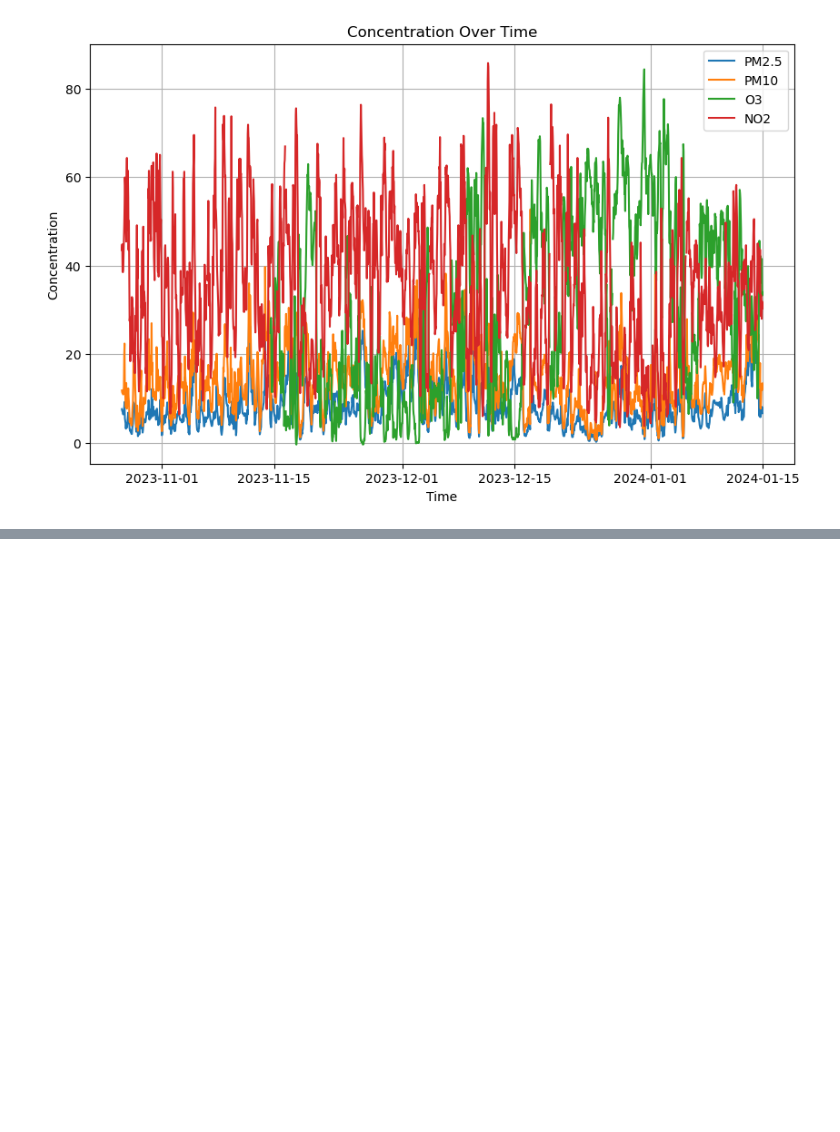
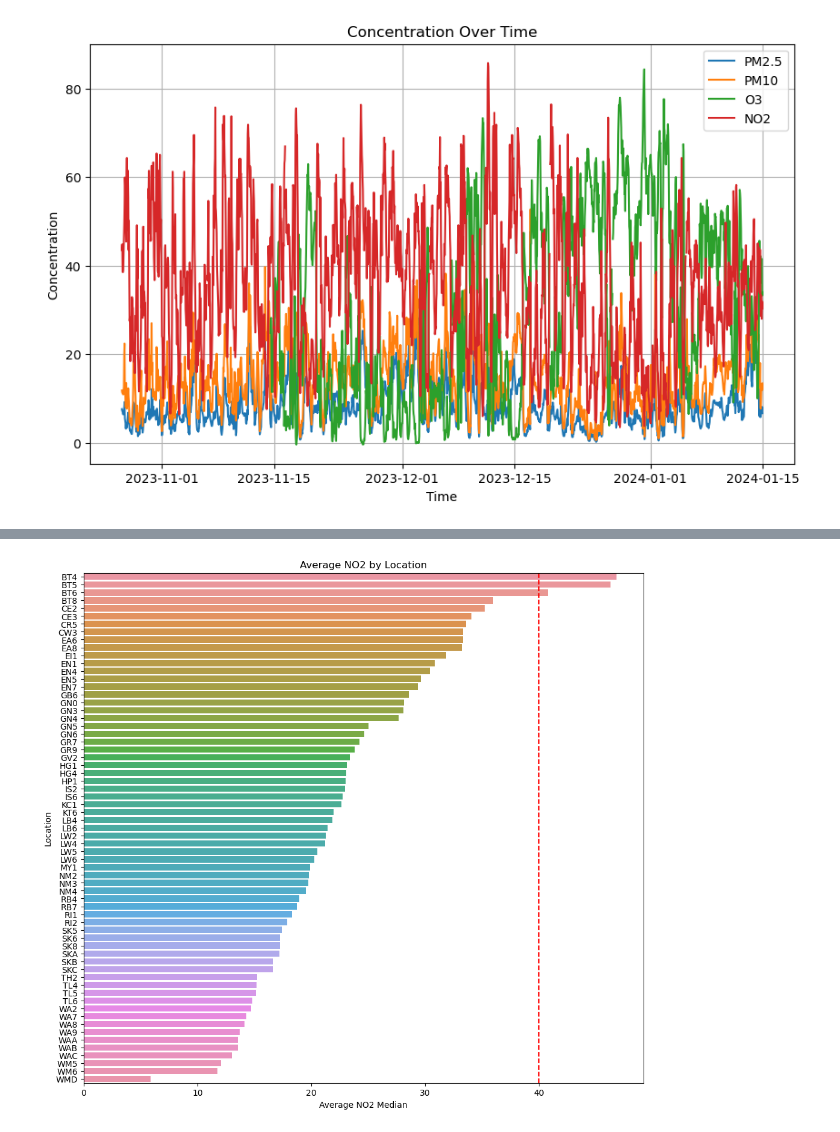
Before and after one commit to yiyansun/CUSP2024, a Jupyter notebook: bus_vis.ipynb, the cells around one changed output, grey strips where cells are left out. Cells and saved outputs as stored; diff of their text form; code cells hidden in the pictures; blank space fills up the shorter version.

```diff
--- a/bus_vis.ipynb
+++ b/bus_vis.ipynb
@@ -256,0 +324,27 @@ plt.show()
+# %%
+import pandas as pd
+import matplotlib.pyplot as plt
+import seaborn as sns
+
+# Assuming 'data' is your DataFrame
+
+# Drop rows with NaN values in 'NO2_median' column
+data = data.dropna(subset=['NO2_median'])
+
+# Calculate average NO2_median by location
+location_no2_median_avg = data.groupby('location')['NO2_median'].mean().reset_index()
+
+# Plot
+plt.figure(figsize=(12, 11))
+sns.barplot(x='NO2_median', y='location', data=location_no2_median_avg.sort_values('NO2_median', ascending=False))
+plt.axvline(x=40, color='r', linestyle='--')  # Add vertical line at x=40
+plt.title('Average NO2 by Location')
+plt.xlabel('Average NO2 Median')
+plt.ylabel('Location')
+
+# Set y-axis tick parameters to ensure all labels are displayed
+plt.yticks(range(len(location_no2_median_avg['location'])), location_no2_median_avg['location'])
+
+plt.show()
+# %% [output]
+[figure, added]
```
Also changed, not shown: parts of 22 cells of this notebook, 2 other files.
